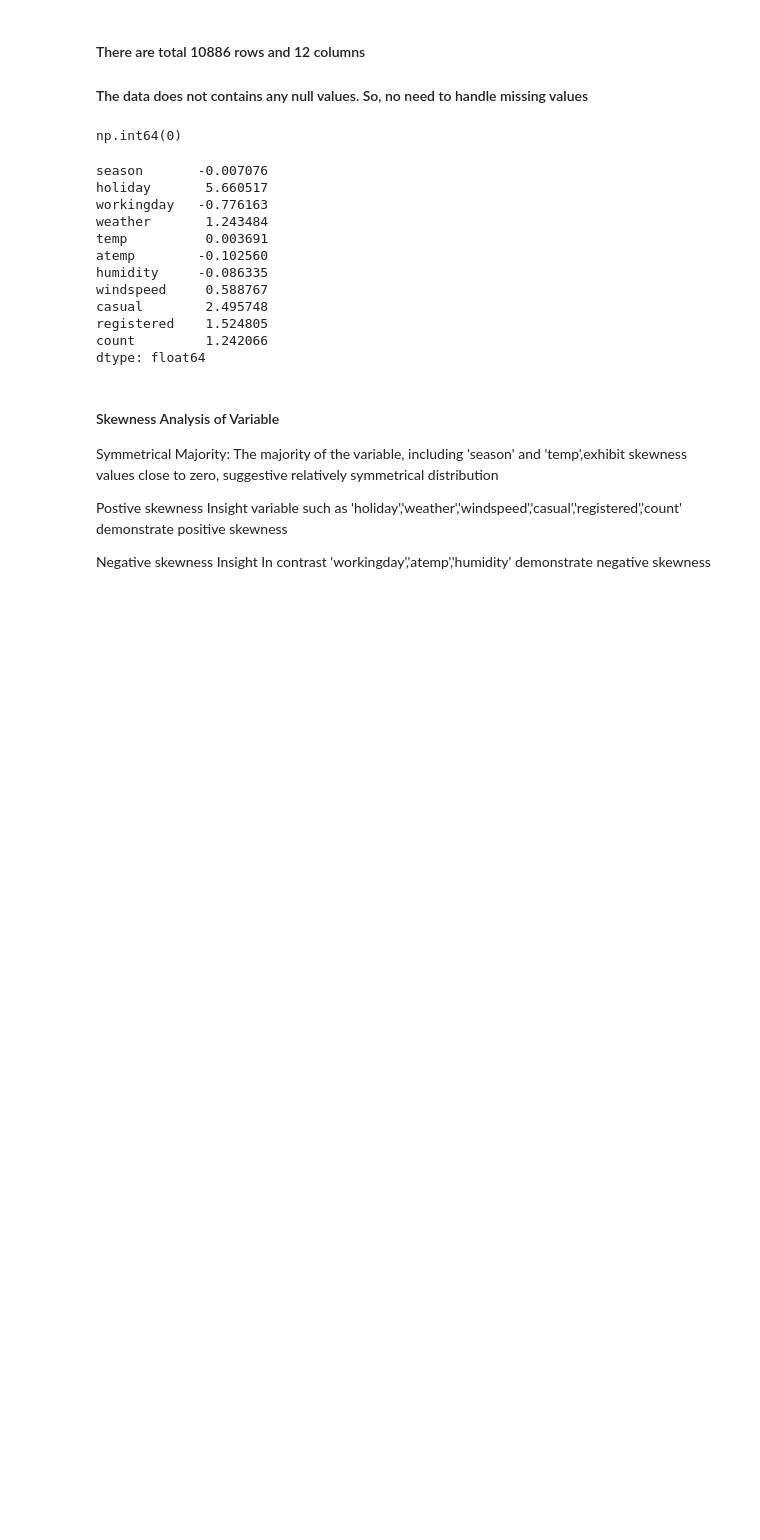
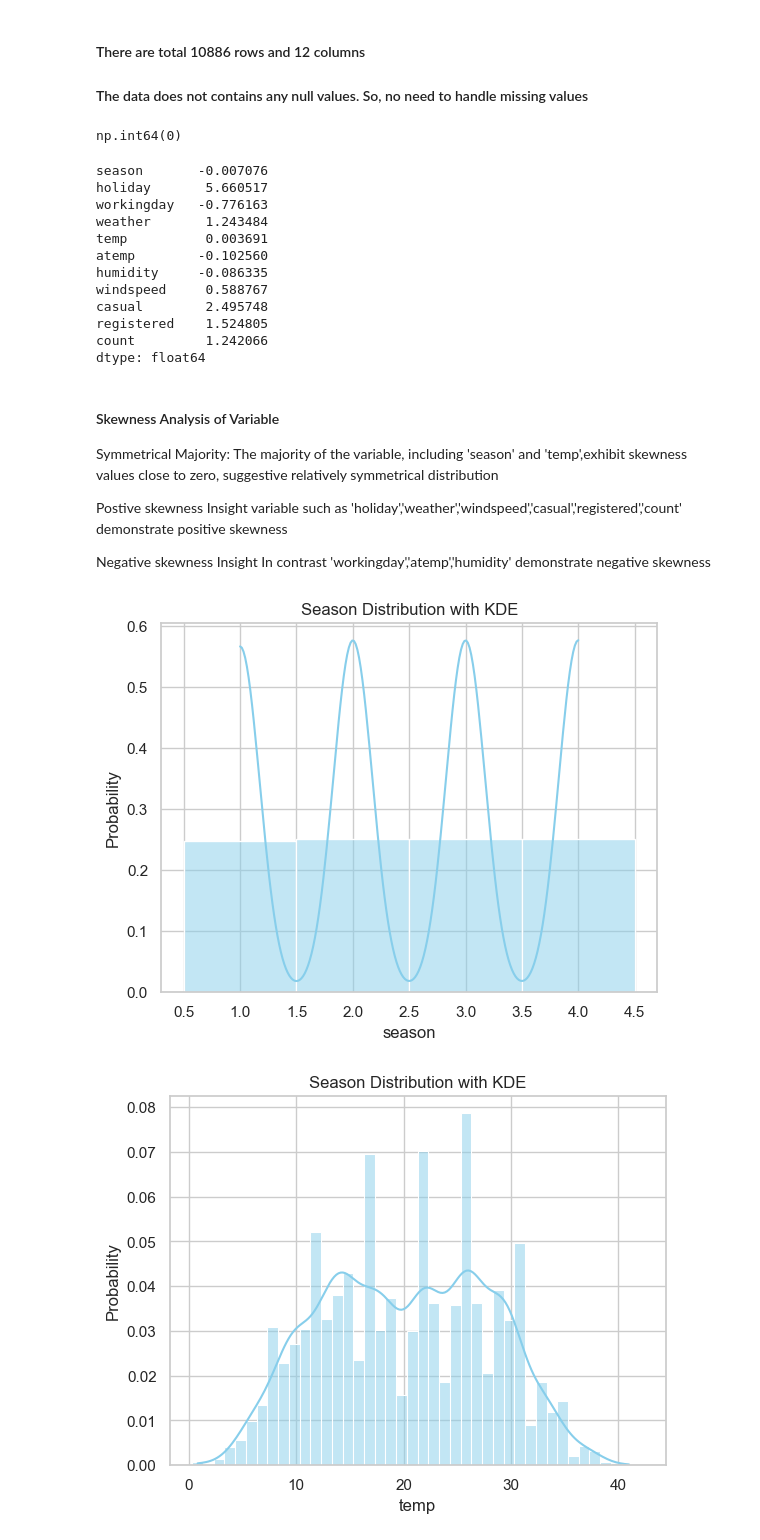
Before and after one commit to satishsharma27/Machine_learning, a Jupyter notebook: Hypothesis_test_Campaign.ipynb, the cells around one changed output. Saved outputs shown, nothing was run; the diff lists cells and outputs as text; code cells hidden in the pictures; blank space fills up the shorter version.

```diff
--- a/Hypothesis_test_Campaign.ipynb
+++ b/Hypothesis_test_Campaign.ipynb
@@ -98,3 +98,21 @@ Postive skewness Insight
 
 Negative skewness Insight
   In contrast 'workingday','atemp','humidity' demonstrate negative skewness
+# %%
+sns.set_theme(style="whitegrid")
+columns = ['season','temp','holiday','weather','windspeed','casual','registered','count','workingday','atemp','humidity']
+
+for col in df[columns]:
+    sns.histplot(data=df, x= col,
+             discrete=True,
+             stat="probability",       # or 'count' or 'density'
+             kde=True,
+             color="skyblue",
+             binwidth=1)
+    plt.title("Season Distribution with KDE")
+    plt.xlabel(col)
+    plt.ylabel("Probability")
+    plt.show()
+# %% [output]
+[figure, added]
+[figure, added]
```
Also changed, not shown: parts of 1 cell of this notebook.
